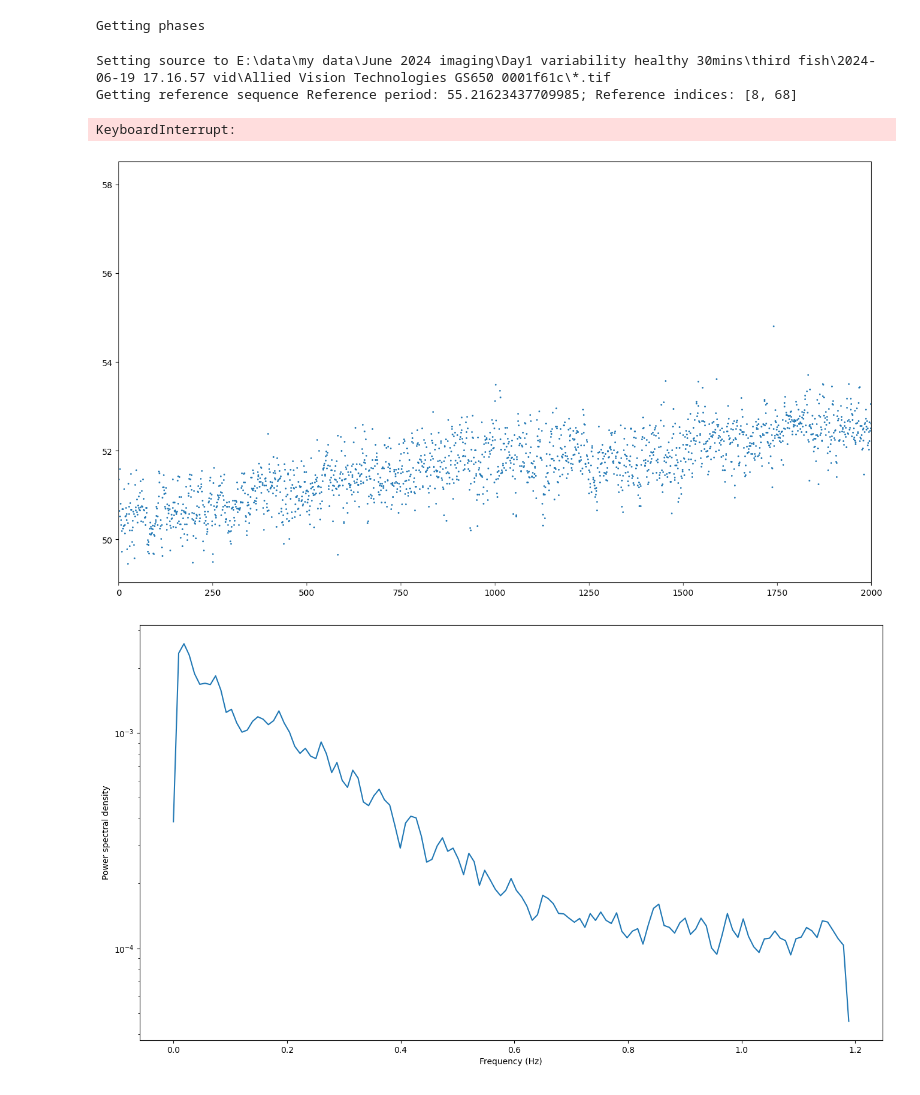
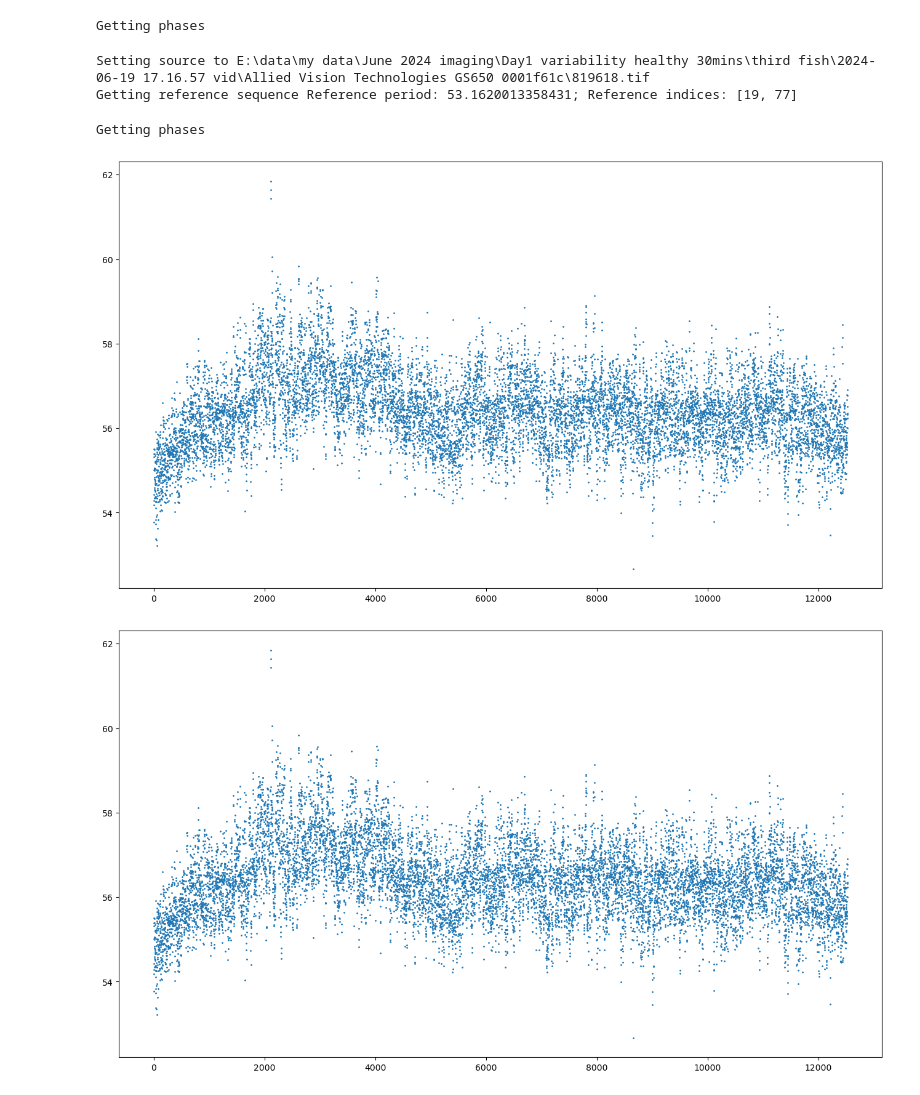
Before and after one commit to karlinr/optical_gating_analysis, a Jupyter notebook: analysis/rough/2024_07/find_hr.ipynb, the cells around one changed output. Drawn from its saved outputs; the diff is of its cells as text; code cells hidden in the pictures.

```diff
--- a/analysis/rough/2024_07/find_hr.ipynb
+++ b/analysis/rough/2024_07/find_hr.ipynb
@@ -22,11 +23,12 @@ Getting reference sequence Reference period: 50.48581302291743; Reference indice
 Getting phases
 # %%
 source_folder = r"E:\data\my data\June 2024 imaging\Day1 variability healthy 30mins\third fish\2024-06-19 17.16.57 vid\Allied Vision Technologies GS650 0001f61c\*.tif"
+files = glob.glob(source_folder)
+
 oog = OG.BasicOpticalGating()
-oog.sequence_manager.set_source(source_folder)
+oog.sequence_manager.set_source(files[0])
 oog.run()
 
-files = glob.glob(source_folder)
 hrs = []
 for sequence_src in tqdm(files):
     data = OG.SequenceManager.load_tif(sequence_src)
@@ -34,17 +36,12 @@ for sequence_src in tqdm(files):
 
         frames_of_interest, _ = find_peaks(sad_curve, height = height, prominence = prominence, distance = distance)
 
-        print(frames_of_interest)
-
         heartrates = []
         for frame in frames_of_interest:
             # Get diffs array
             diffs = -jps.sad_with_references(data[frame], data)
             diffs -= np.min(diffs)
             diffs /= np.max(diffs)
-
-            plt.plot(diffs)
-            plt.show()
 
             peaks, _ = find_peaks(diffs[frame - 5:frame+200], height = height, prominence = prominence, distance = distance)
             peaks += frame - 5
@@ -79,26 +76,20 @@ for sequence_src in tqdm(files):
     plt.legend()
     plt.show()"""
 # %% [output]
-Setting source to E:\data\my data\June 2024 imaging\Day1 variability healthy 30mins\third fish\2024-06-19 17.16.57 vid\Allied Vision Technologies GS650 0001f61c\*.tif
-Getting reference sequence Reference period: 55.21623437709985; Reference indices: [8, 68]
+Setting source to E:\data\my data\June 2024 imaging\Day1 variability healthy 30mins\third fish\2024-06-19 17.16.57 vid\Allied Vision Technologies GS650 0001f61c\819618.tif
+Getting reference sequence Reference period: 53.1620013358431; Reference indices: [19, 77]
-KeyboardInterrupt:
+Getting phases
 # %%
 plt.figure(figsize = (16,9))
 plt.scatter(range(len(hrs)), hrs, s = 1)
 plt.show()
+
+for index in np.where(np.array(hrs) < 40)[0]:
+    hrs.pop(index)
+
+plt.figure(figsize = (16,9))
+plt.scatter(range(len(hrs)), hrs, s = 1)
+plt.show()
 # %% [output]
-[figure, old version]
+[figure, new version]
+[figure, added]
-# %%
-# Get PSD using Welch's method
-from scipy.signal import welch
-
-
-plt.figure(figsize = (16,9))
-f, Pxx = welch( 120/ np.array(hrs), fs=1/(oog.sequence_manager.reference_period/120))
-plt.semilogy(f, Pxx)
-plt.yscale("log")
-plt.xlabel("Frequency (Hz)")
-plt.ylabel("Power spectral density")
-plt.show()
-# %% [output]
-[figure, removed]
```
Also changed, not shown: parts of 3 cells of this notebook, 4 other files.
